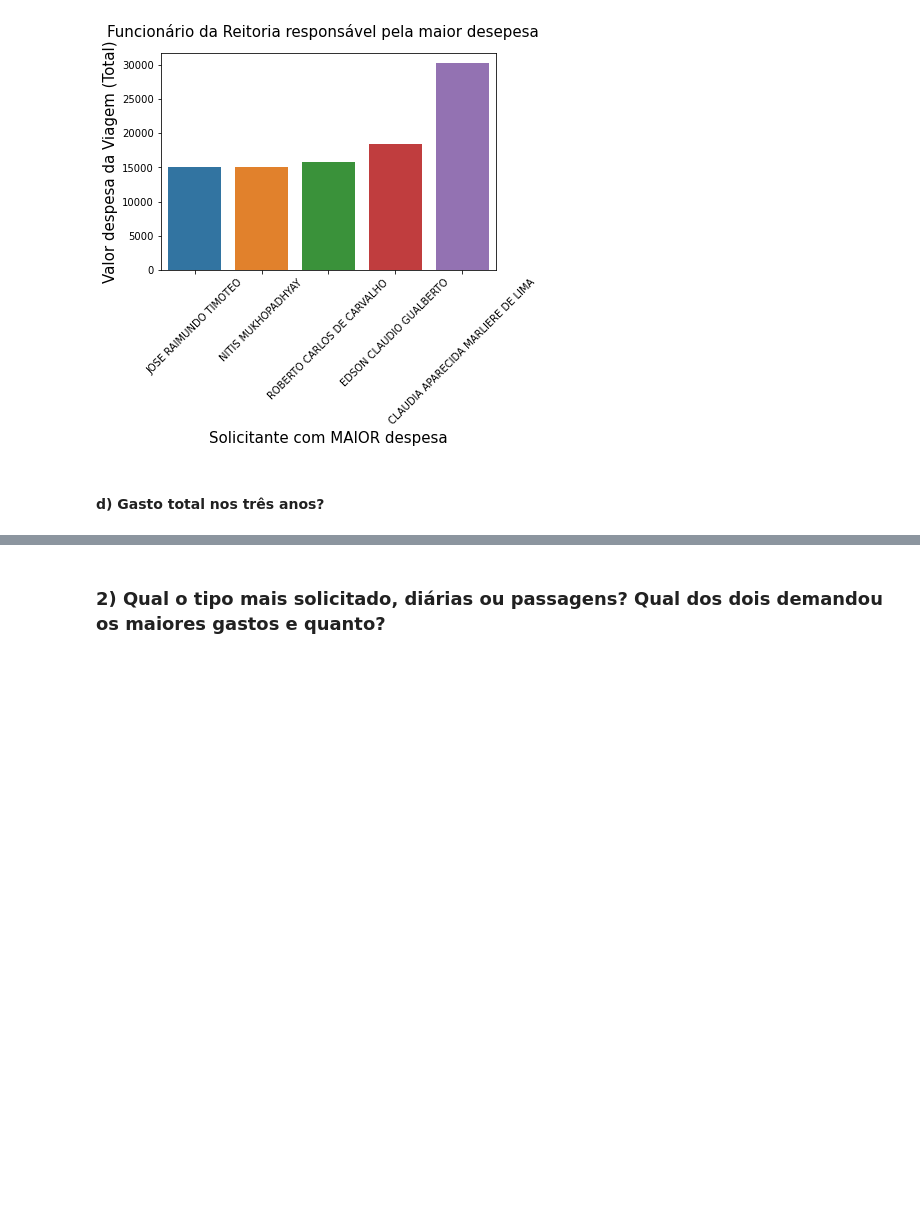
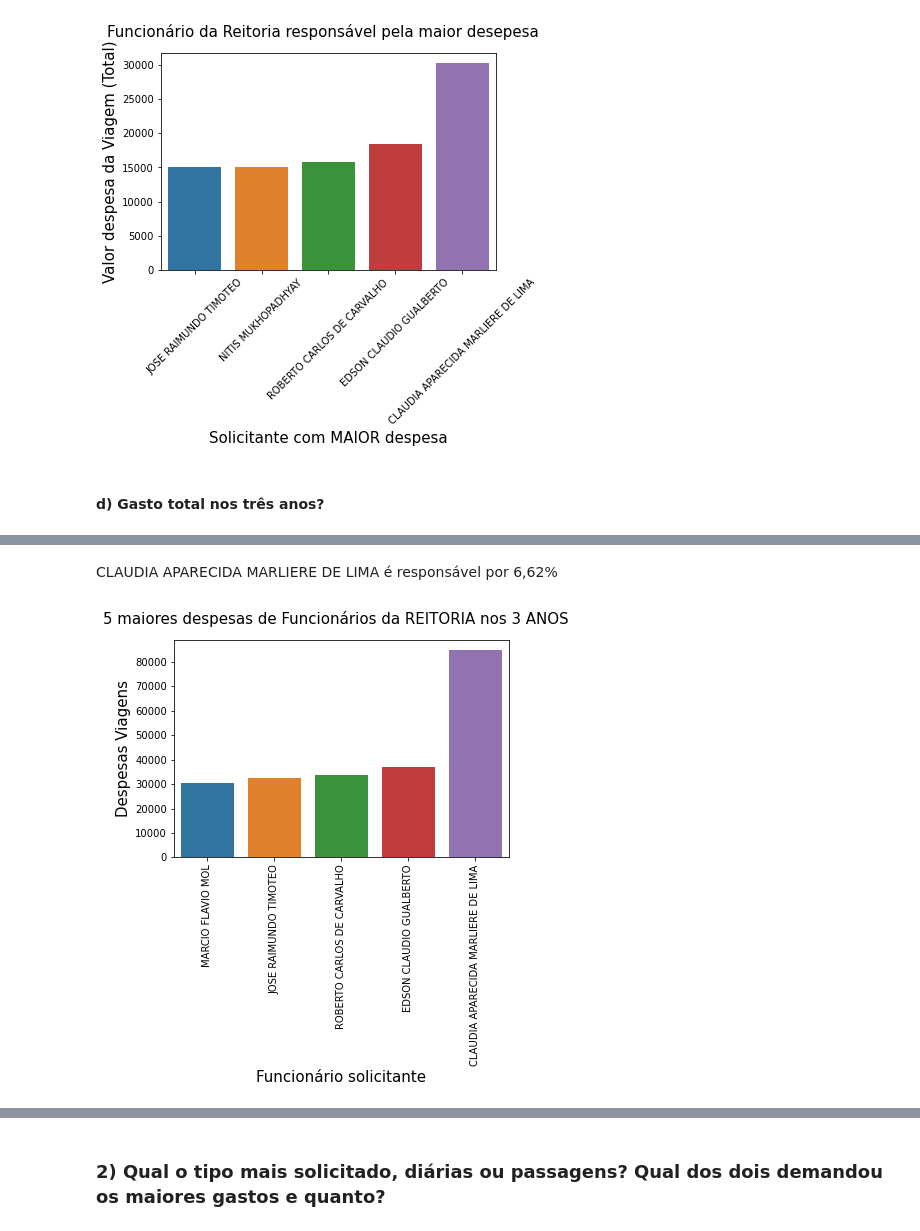
Before and after one commit to PedroSouzaDS/Traveling-Costs-Issue, a Jupyter notebook: Exploring_analysis/Análise_exploratoria.ipynb, the cells around one changed output, grey strips where cells are left out. Drawn from its saved outputs; the diff is of its cells as text; code cells hidden in the pictures; blank space fills up the shorter version.

```diff
--- a/Exploring_analysis/Análise_exploratoria.ipynb
+++ b/Exploring_analysis/Análise_exploratoria.ipynb
@@ -249,0 +308,3 @@ plt.show()
+# %%
+fltTot_2 = df[df.Orgao_Solicitante == 'REITORIA']
+fltTot_2.groupby('Nome_Solicitante').Vr_Viagem.sum().sort_values()
@@ -249,0 +347,12 @@ plt.show()
+# %% [markdown]
+CLAUDIA APARECIDA MARLIERE DE LIMA é responsável por 6,62%
+# %%
+sns.barplot(fltTot_2.groupby('Nome_Solicitante').Vr_Viagem.sum().sort_values().tail(5).index,
+           fltTot_2.groupby('Nome_Solicitante').Vr_Viagem.sum().sort_values().tail(5).values)
+plt.xticks(rotation = 90)
+plt.xlabel('Funcionário solicitante', fontsize = 15)
+plt.ylabel('Despesas Viagens', fontsize = 15)
+plt.suptitle('5 maiores despesas de Funcionários da REITORIA nos 3 ANOS', fontsize = 15)
+plt.show()
+# %% [output]
+[figure, added]
```
Also changed, not shown: parts of 18 cells of this notebook.
